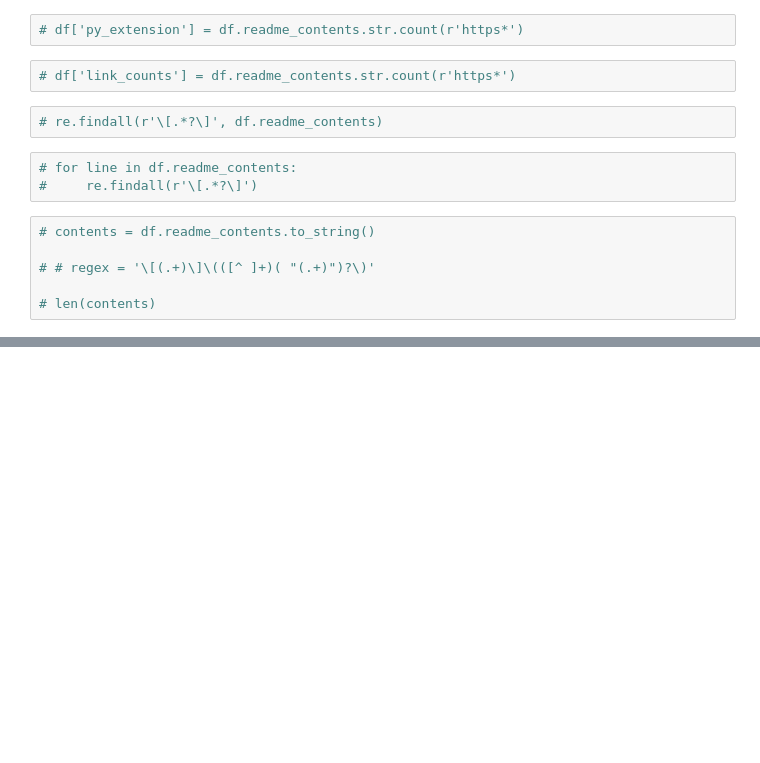
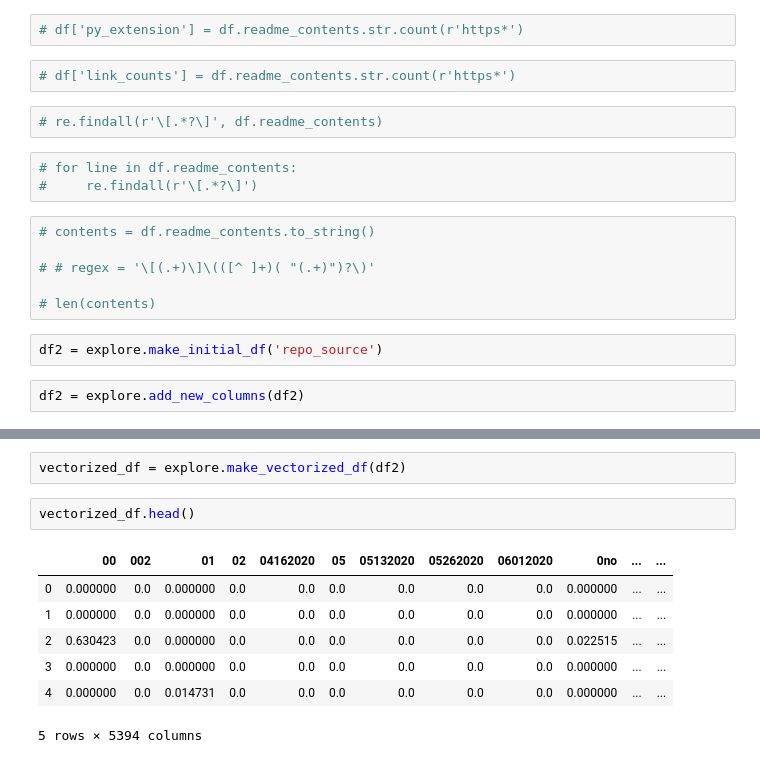
Before and after one commit to nlp-JB/predicting-using-nlp, a Jupyter notebook: jada_nlp_explore.ipynb, the cells around one changed output, grey strips where cells are left out. Saved outputs shown, nothing was run; the diff lists cells and outputs as text; blank space fills up the shorter version.

Commit message:
explore functions work

```diff
--- a/jada_nlp_explore.ipynb
+++ b/jada_nlp_explore.ipynb
@@ -90,3 +98,7 @@ df.language.value_counts()
 # # regex = '\[(.+)\]\(([^ ]+)( "(.+)")?\)'
 
 # len(contents)
+# %%
+df2 = explore.make_initial_df('repo_source')
+# %%
+df2 = explore.add_new_columns(df2)
@@ -92,0 +114,12 @@ df.language.value_counts()
+# %%
+vectorized_df = explore.make_vectorized_df(df2)
+# %%
+vectorized_df.head()
+# %% [output]
+|  | 00 | 002 | 01 | 02 | 04162020 | 05 | 05132020 | 05262020 | 06012020 | 0no | ... | ... |
+| 0 | 0.000000 | 0.0 | 0.000000 | 0.0 | 0.0 | 0.0 | 0.0 | 0.0 | 0.0 | 0.000000 | ... | ... |
+| 1 | 0.000000 | 0.0 | 0.000000 | 0.0 | 0.0 | 0.0 | 0.0 | 0.0 | 0.0 | 0.000000 | ... | ... |
+| 2 | 0.630423 | 0.0 | 0.000000 | 0.0 | 0.0 | 0.0 | 0.0 | 0.0 | 0.0 | 0.022515 | ... | ... |
+| 3 | 0.000000 | 0.0 | 0.000000 | 0.0 | 0.0 | 0.0 | 0.0 | 0.0 | 0.0 | 0.000000 | ... | ... |
+| 4 | 0.000000 | 0.0 | 0.014731 | 0.0 | 0.0 | 0.0 | 0.0 | 0.0 | 0.0 | 0.000000 | ... | ... |
+5 rows × 5394 columns
```
Also changed, not shown: parts of 3 cells of this notebook.
